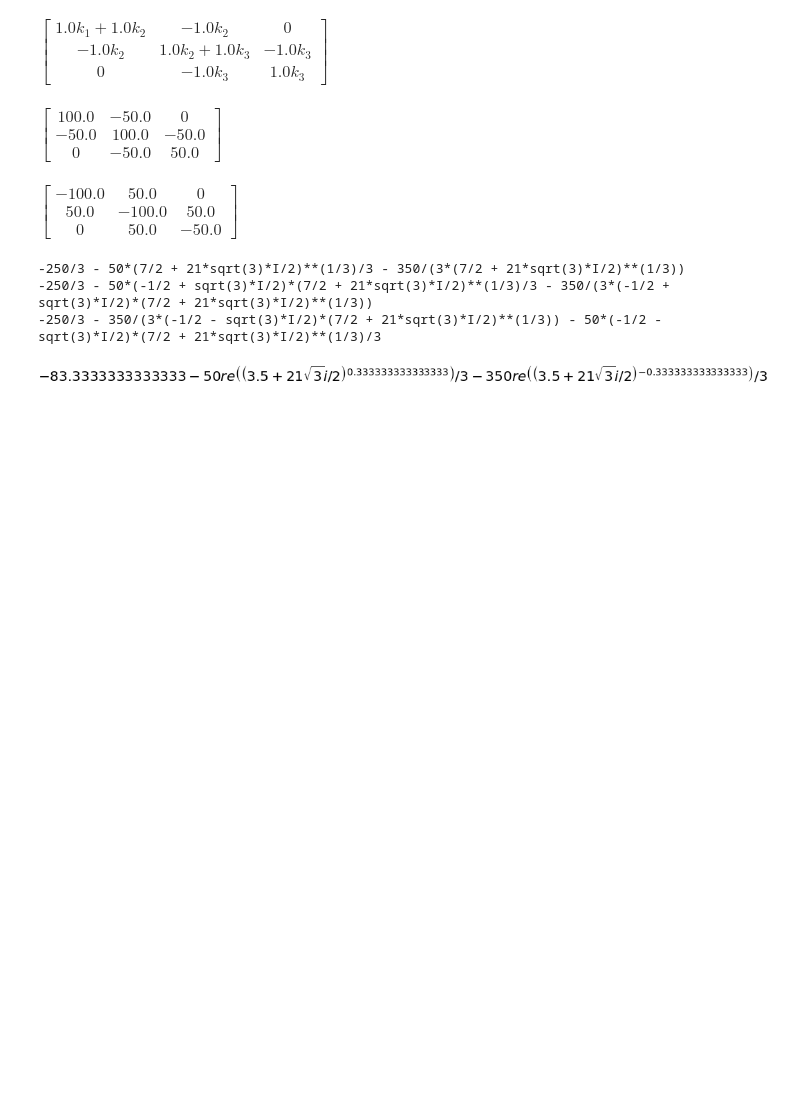
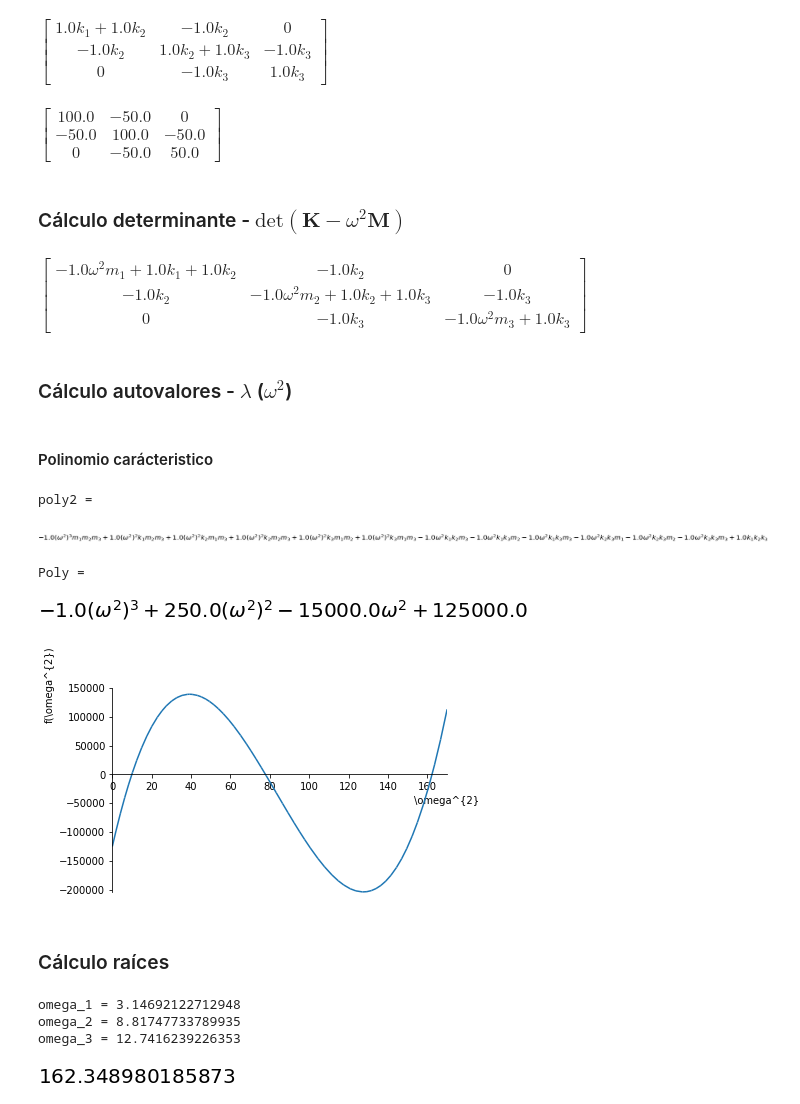
Before and after one commit to nbioccafi/mecrac-ipynb, a Jupyter notebook: sistemasAcoplados-01/sympyTest.ipynb, the cells around one changed output. Drawn from its saved outputs; the diff is of its cells as text; code cells hidden in the pictures; blank space fills up the shorter version.

Commit message:
WiP: calculo general de coeficientes para solulciones generales

```diff
--- a/sistemasAcoplados-01/sympyTest.ipynb
+++ b/sistemasAcoplados-01/sympyTest.ipynb
@@ -23,6 +25,9 @@ q = [q1,q2,q3]
 
 # real variables definition as a python dictionary
 setupValues = {k1:50, k2:50, k3:50, m1:1, m2:1, m3:1}
+
+# eigenvalues variables definition
+w   = symbols('\omega', real = True)
 # %% [markdown]
 ## Lagrangiano
 
@@ -112,17 +118,65 @@ display(K.subs(setupValues))
 # %% [output]
 $\displaystyle \left[\begin{matrix}1.0 k_{1} + 1.0 k_{2} & - 1.0 k_{2} & 0\\- 1.0 k_{2} & 1.0 k_{2} + 1.0 k_{3} & - 1.0 k_{3}\\0 & - 1.0 k_{3} & 1.0 k_{3}\end{matrix}\right]$
 $\displaystyle \left[\begin{matrix}100.0 & -50.0 & 0\\-50.0 & 100.0 & -50.0\\0 & -50.0 & 50.0\end{matrix}\right]$
-# %%
-Kp = K.subs(setupValues); display(Kp)
-eigenValues = simplify(Kp.eigenvals())
-eigenValues.keys()
-for key in eigenValues.keys():
-    print(key)
-
-re(-250/3 - 50*(7/2 + 21*sqrt(3)*I/2)**(1/3)/3 - 350/(3*(7/2 + 21*sqrt(3)*I/2)**(1/3)))
-# %% [output]
-$\displaystyle \left[\begin{matrix}-100.0 & 50.0 & 0\\50.0 & -100.0 & 50.0\\0 & 50.0 & -50.0\end{matrix}\right]$
--250/3 - 50*(7/2 + 21*sqrt(3)*I/2)**(1/3)/3 - 350/(3*(7/2 + 21*sqrt(3)*I/2)**(1/3))
--250/3 - 50*(-1/2 + sqrt(3)*I/2)*(7/2 + 21*sqrt(3)*I/2)**(1/3)/3 - 350/(3*(-1/2 + sqrt(3)*I/2)*(7/2 + 21*sqrt(3)*I/2)**(1/3))
--250/3 - 350/(3*(-1/2 - sqrt(3)*I/2)*(7/2 + 21*sqrt(3)*I/2)**(1/3)) - 50*(-1/2 - sqrt(3)*I/2)*(7/2 + 21*sqrt(3)*I/2)**(1/3)/3
-[figure, removed]
+# %% [markdown]
+### Cálculo determinante - $\mathrm{det}(\mathbf{K}-\omega^{2} \mathbf{M})$
+# %%
+# muestra matriz (K - w^{2}*M)
+display(K-w**2*M)
+# %% [output]
+$\displaystyle \left[\begin{matrix}- 1.0 \omega^{2} m_{1} + 1.0 k_{1} + 1.0 k_{2} & - 1.0 k_{2} & 0\\- 1.0 k_{2} & - 1.0 \omega^{2} m_{2} + 1.0 k_{2} + 1.0 k_{3} & - 1.0 k_{3}\\0 & - 1.0 k_{3} & - 1.0 \omega^{2} m_{3} + 1.0 k_{3}\end{matrix}\right]$
+# %% [markdown]
+### Cálculo autovalores - $\lambda$ ($\omega^{2}$)
+# %% [markdown]
+#### Polinomio carácteristico
+# %%
+# calcula determinante
+poly = (K-w**2*M).det()
+
+# para usar w^2 como variable independiente
+w2 = symbols('\omega^{2}')          # define w2 como variable independiente
+poly2 = poly.subs(w**2,w2)          # substituye w2 por w**2
+print('poly2 = ')
+display(expand(poly2))
+
+# reemplaza variables del sistema por valores reales
+Poly = poly2.subs(setupValues)
+print('Poly = ')
+display(expand(Poly))
+'''
+Poly es el polinomio caracteristico, cuyas raices son la solucion
+de w2, es decir w**2, siendo w las frecuencias naturales de oscilación.
+'''
+
+# plot characteristic polynomial
+p1 = plotting.plot(-1.0*Poly,(w2,0,170),show=False)      # plotea Poly para w2 entre (0, 170)
+p1.show()                                           # muestra en pantalla
+# %% [output]
+poly2 =
+[figure, added]
+Poly =
+[figure, added]
+[figure, added]
+# %% [markdown]
+### Cálculo raíces
+# %%
+# encuentra las raíces
+roots = solve(Poly, w2)        # note estamos resolviendo en w2, por tanto w = +sqrt(w2)
+
+# muestra raices por pantalla. Dado que el método de resolución puede encontrar
+# raíces complejas, es usual encontrar raíces reales con un pequeño residuo
+# complejo. Por esa razón, sólo mostramos la parte real de las raíces.
+W = []
+for i in range(len(roots)):
+    wi = sqrt(re(roots[i]))         # calcula parte real de la raíz y computa la raíz cuadrada
+    myString = "omega_{} = {}"
+    print(myString.format(i+1,wi))  # muestra la i-ésima raíz
+    W.append(wi)                    # guarda las raíces en una lista W
+# %% [output]
+omega_1 = 3.14692122712948
+omega_2 = 8.81747733789935
+omega_3 = 12.7416239226353
+# %%
+display(re(roots[2]))
+# %% [output]
+[figure, added]
```
Also changed, not shown: parts of 25 cells of this notebook.
